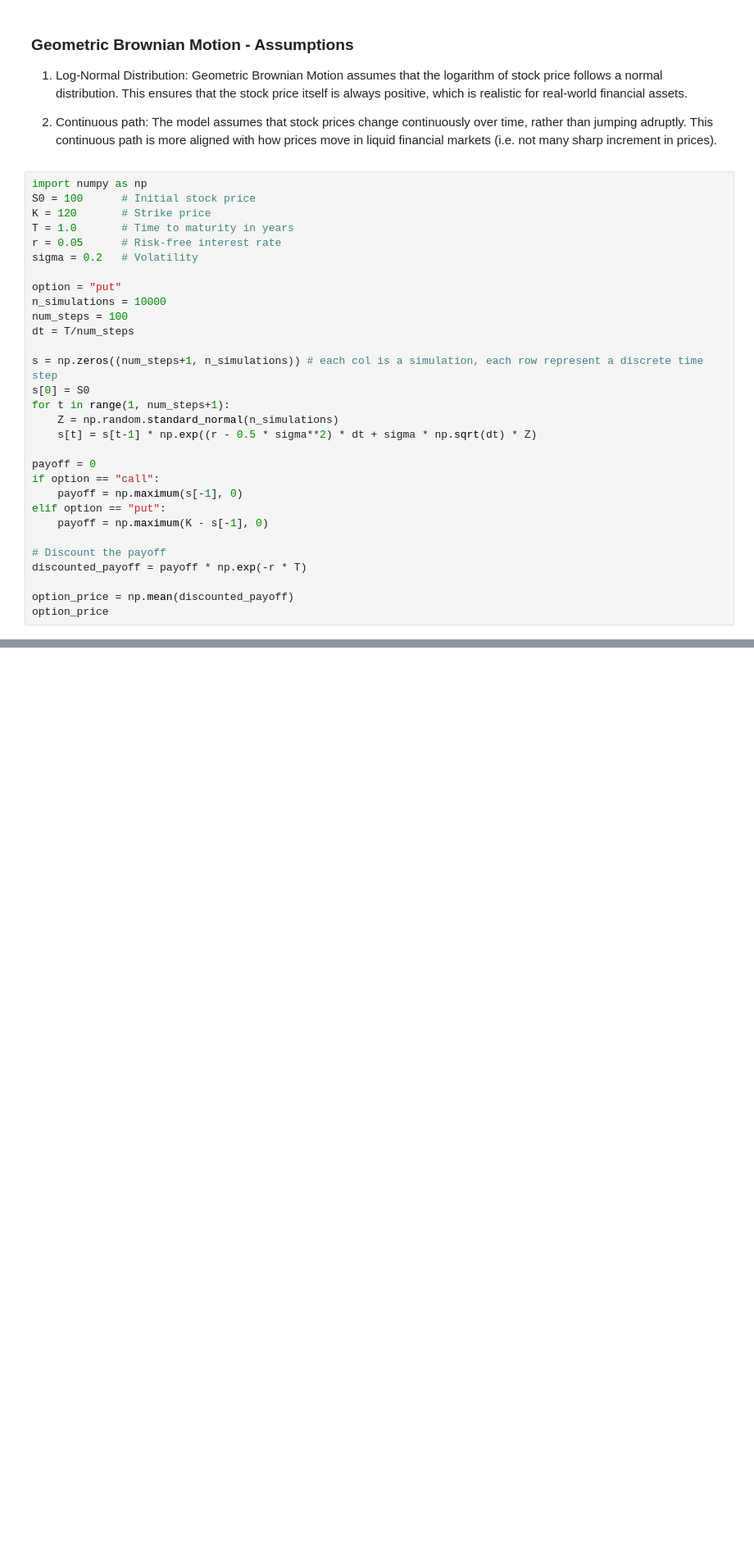
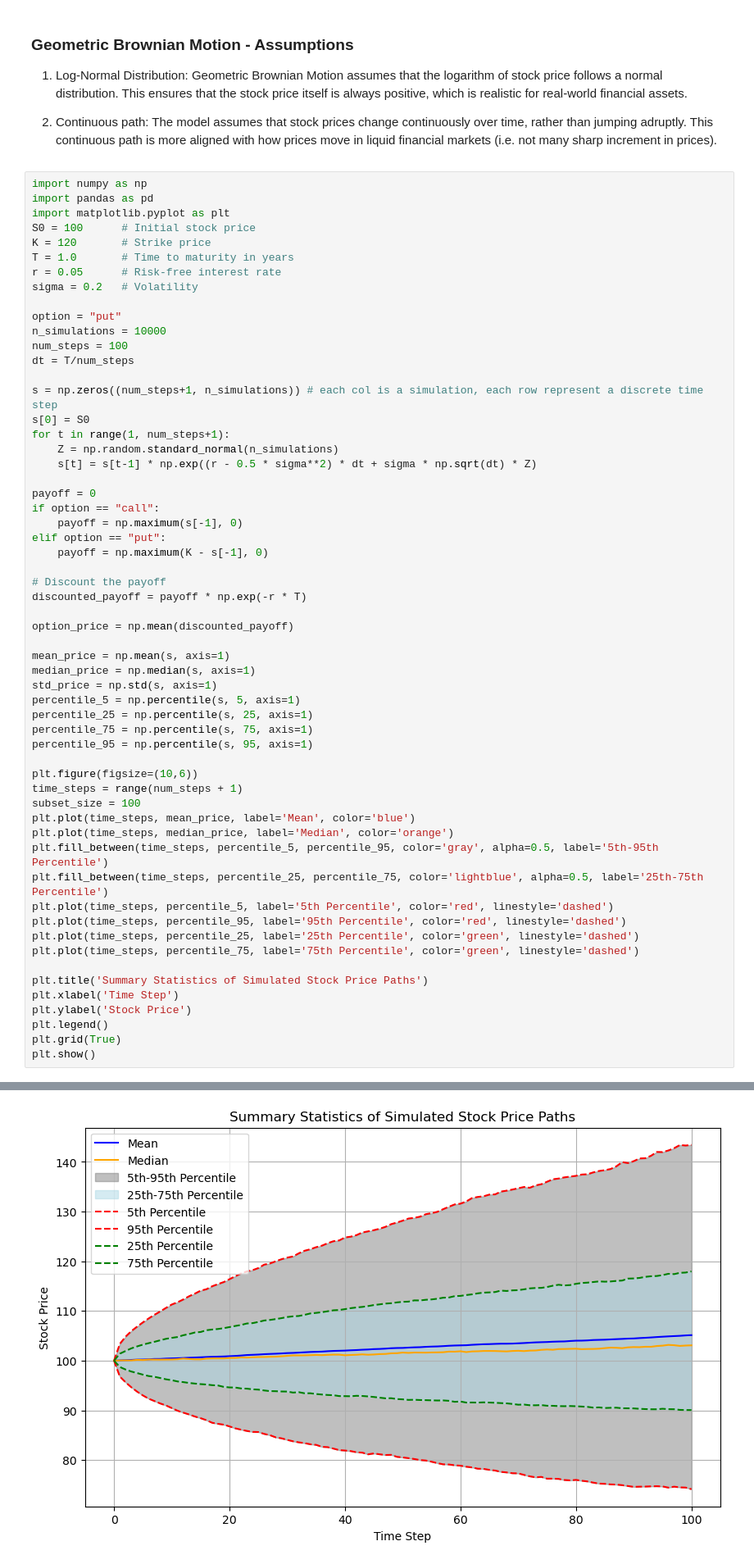
Before and after one commit to seahsongli/monte_carlo_option_pricing, a Jupyter notebook: Monte Carlo Option Pricing.ipynb, the cells around one changed output, grey strips where cells are left out. Shown: that part at 82% size. Saved outputs shown, nothing was run; the diff lists cells and outputs as text; blank space fills up the shorter version.

Commit message:
Add summary statistics for the simulations.

```diff
--- a/Monte Carlo Option Pricing.ipynb
+++ b/Monte Carlo Option Pricing.ipynb
@@ -68,6 +68,8 @@ $Z$ is a random variable drawn from a standard normal distrbution ($Z$~$N$(0,1))
 2) Continuous path: The model assumes that stock prices change continuously over time, rather than jumping adruptly. This continuous path is more aligned with how prices move in liquid financial markets (i.e. not many sharp increment in prices).
 # %%
 import numpy as np
+import pandas as pd
+import matplotlib.pyplot as plt
 S0 = 100      # Initial stock price
 K = 120       # Strike price
 T = 1.0       # Time to maturity in years
@@ -95,5 +97,31 @@ elif option == "put":
 discounted_payoff = payoff * np.exp(-r * T)
 
 option_price = np.mean(discounted_payoff)
-option_price
+
+mean_price = np.mean(s, axis=1)
+median_price = np.median(s, axis=1)
+std_price = np.std(s, axis=1)
+percentile_5 = np.percentile(s, 5, axis=1)
+percentile_25 = np.percentile(s, 25, axis=1)
+percentile_75 = np.percentile(s, 75, axis=1)
+percentile_95 = np.percentile(s, 95, axis=1)
+
+plt.figure(figsize=(10,6))
+time_steps = range(num_steps + 1)
+subset_size = 100
+plt.plot(time_steps, mean_price, label='Mean', color='blue')
+plt.plot(time_steps, median_price, label='Median', color='orange')
+plt.fill_between(time_steps, percentile_5, percentile_95, color='gray', alpha=0.5, label='5th-95th Percentile')
+plt.fill_between(time_steps, percentile_25, percentile_75, color='lightblue', alpha=0.5, label='25th-75th Percentile')
+plt.plot(time_steps, percentile_5, label='5th Percentile', color='red', linestyle='dashed')
+plt.plot(time_steps, percentile_95, label='95th Percentile', color='red', linestyle='dashed')
+plt.plot(time_steps, percentile_25, label='25th Percentile', color='green', linestyle='dashed')
+plt.plot(time_steps, percentile_75, label='75th Percentile', color='green', linestyle='dashed')
+
+plt.title('Summary Statistics of Simulated Stock Price Paths')
+plt.xlabel('Time Step')
+plt.ylabel('Stock Price')
+plt.legend()
+plt.grid(True)
+plt.show()
 # %% [output]
@@ -100,0 +128 @@ option_price
+[figure, added]
```
Also changed, not shown: parts of 4 cells of this notebook.
